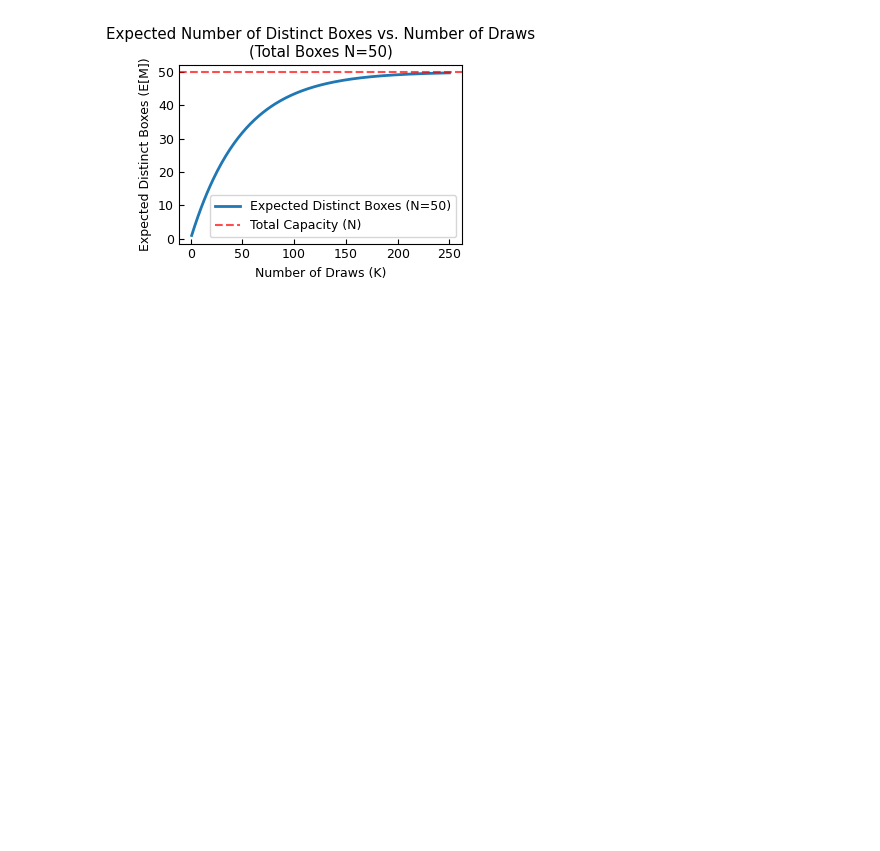
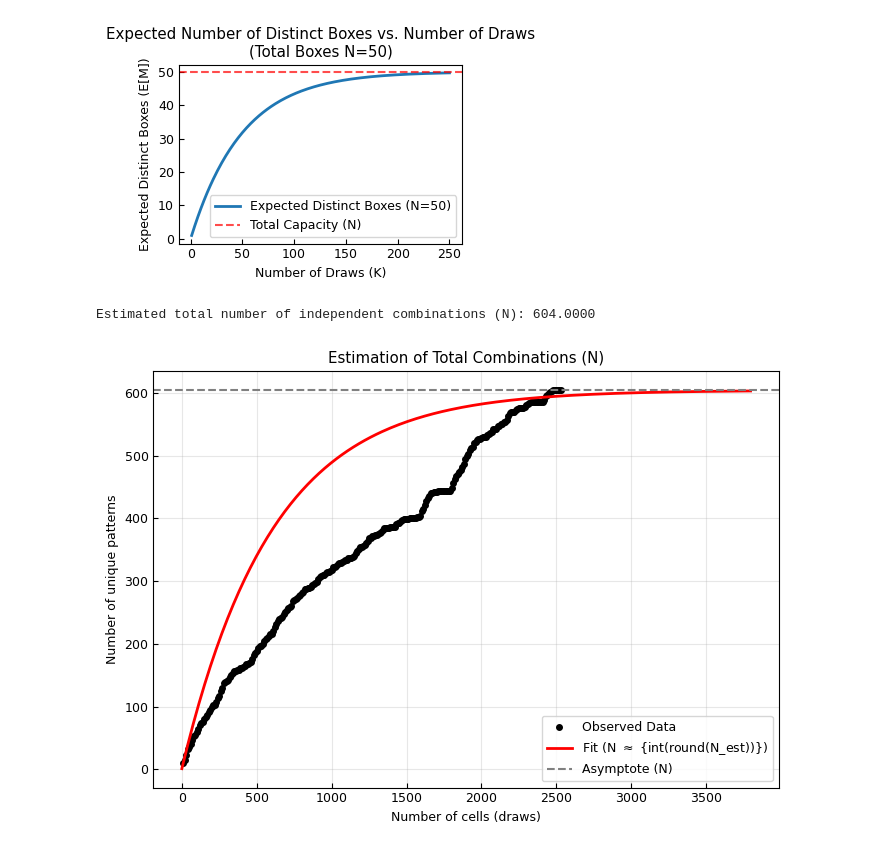
Before and after one commit to HugoLeRoy94/octopus_smelling, a Jupyter notebook: genetic_measurements/RNAscope_HiPlex_v2.ipynb, the cells around one changed output. Drawn from its saved outputs; the diff is of its cells as text; code cells hidden in the pictures; blank space fills up the shorter version.

```diff
--- a/genetic_measurements/RNAscope_HiPlex_v2.ipynb
+++ b/genetic_measurements/RNAscope_HiPlex_v2.ipynb
@@ -307,3 +344,55 @@ plt.tight_layout()
 #plt.savefig('expected_occupancy_plot.png')
 # %% [output]
 [figure]
+# %%
+from scipy.optimize import curve_fit
+
+def model_func(k, n):
+    """
+    Expected number of unique items M after k draws from N total items with replacement.
+    E[M] = N * (1 - ((N-1)/N)^k)
+    """
+    return n * (1 - ((n - 1) / n) ** k)
+
+# Use the data from the previous cell: batchEdge and uniquePerBatch
+# Initial guess for N. It must be >= max observed unique patterns.
+max_unique = uniquePerBatch.max()
+p0 = [max_unique * 1.2]
+
+try:
+    # Curve fit
+    # Bounds: N >= max_unique
+    popt, pcov = curve_fit(model_func, batchEdge, uniquePerBatch, p0=p0, bounds=(max_unique, np.inf))
+
+    N_est = popt[0]
+    print(f"Estimated total number of independent combinations (N): {N_est:.4f}")
+
+    # Plotting the result
+    plt.figure(figsize=(7, 5))
+    plt.plot(batchEdge, uniquePerBatch, 'ko', label='Observed Data', markersize=4)
+
+    # Plot the fitted curve
+    # Extend the range slightly to see saturation if applicable
+    x_fit = np.linspace(0, batchEdge.max() * 1.2, 100)
+    # Avoid x=0 for the formula if handled strictly, but 0 draws = 0 items is fine.
+    # For plotting, let's start from 1
+    x_fit = np.linspace(1, batchEdge.max() * 1.5, 200)
+    y_fit = model_func(x_fit, N_est)
+
+    plt.plot(x_fit, y_fit, 'r-', linewidth=2, label=r'Fit (N $\approx$ {int(round(N_est))})')
+
+    plt.axhline(N_est, color='gray', linestyle='--', label='Asymptote (N)')
+
+    plt.xlabel("Number of cells (draws)")
+    plt.ylabel("Number of unique patterns")
+    plt.title("Estimation of Total Combinations (N)")
+    plt.legend()
+    plt.grid(True, alpha=0.3)
+    plt.tight_layout()
+    plt.show()
+
+except Exception as e:
+    print(f"Error during fitting: {e}")
+# %% [output]
+Estimated total number of independent combinations (N): 604.0000
+[figure, added]
```
Also changed, not shown: parts of 5 cells of this notebook, 1 other file.
